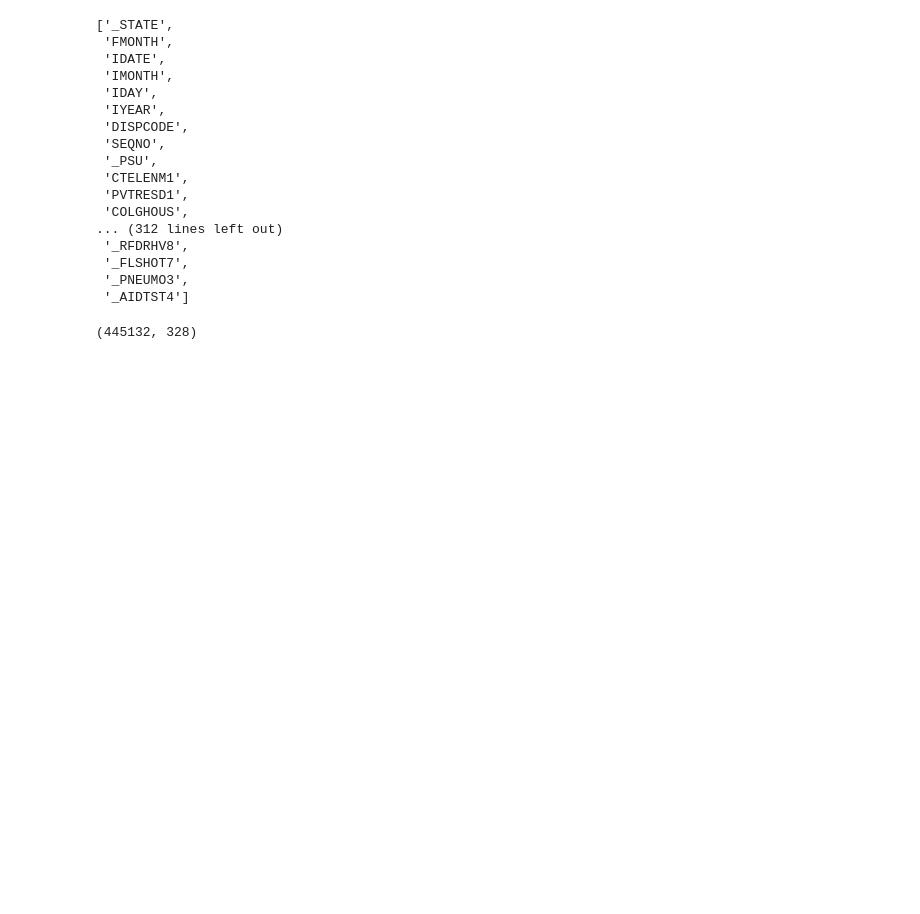
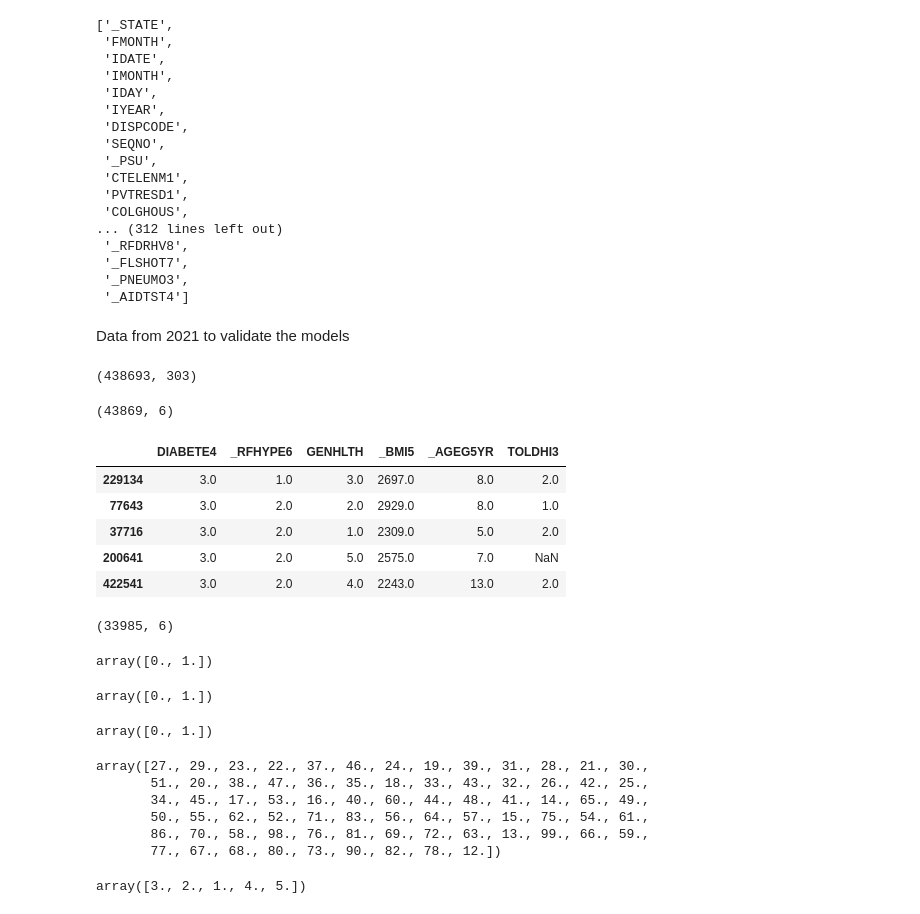
Before and after one commit to thuyr13/DS_2ndreport, a Jupyter notebook: CDC_dataset.ipynb, the cells around one changed output. Drawn from its saved outputs; the diff is of its cells as text; code cells hidden in the pictures; blank space fills up the shorter version.

Commit message:
changes due to test data

```diff
--- a/CDC_dataset.ipynb
+++ b/CDC_dataset.ipynb
@@ -199,9 +199,78 @@ df.columns.values.tolist()
  '_FLSHOT7',
  '_PNEUMO3',
  '_AIDTST4']
+# %% [markdown]
+Data from 2021 to validate the models
 # %%
 df1 = pd.read_sas("LLCP2021.XPT")
-print(df.shape)
+print(df1.shape)
 #df.head(5)
 # %% [output]
-(445132, 328)
+(438693, 303)
+# %%
+# sample 10%
+df_new = df1.sample(frac =.1)
+
+# filter 5 features: HighBP, GenHlth, BMI, Age, HighChol (TOLDHI3) Keep only 1 and 2 as categories
+df_filter = df_new[['DIABETE4','_RFHYPE6', 'GENHLTH', '_BMI5', '_AGEG5YR', 'TOLDHI3']]
+print(df_filter.shape)
+df_filter.head(5)
+# %% [output]
+(43869, 6)
+|  | DIABETE4 | _RFHYPE6 | GENHLTH | _BMI5 | _AGEG5YR | TOLDHI3 |
+| 229134 | 3.0 | 1.0 | 3.0 | 2697.0 | 8.0 | 2.0 |
+| 77643 | 3.0 | 2.0 | 2.0 | 2929.0 | 8.0 | 1.0 |
+| 37716 | 3.0 | 2.0 | 1.0 | 2309.0 | 5.0 | 2.0 |
+| 200641 | 3.0 | 2.0 | 5.0 | 2575.0 | 7.0 | NaN |
+| 422541 | 3.0 | 2.0 | 4.0 | 2243.0 | 13.0 | 2.0 |
+# %%
+df_selected = df_filter.dropna()
+df_selected.shape
+# %% [output]
+(33985, 6)
+# %%
+df_selected['DIABETE4'] = df_selected['DIABETE4'].replace({2:0, 3:0, 4:1})
+df_selected = df_selected[df_selected.DIABETE4 != 7]
+df_selected = df_selected[df_selected.DIABETE4 != 9]
+df_selected.DIABETE4.unique()
+# %% [output]
+array([0., 1.])
+# %%
+# TOLDHI3
+# Change 2 to 0 because it is No
+# Remove all 7 (dont knows)
+# Remove all 9 (refused)
+df_selected['TOLDHI3'] = df_selected['TOLDHI3'].replace({2:0})
+df_selected = df_selected[df_selected.TOLDHI3 != 7]
+df_selected = df_selected[df_filter.TOLDHI3 != 9]
+df_selected.TOLDHI3.unique()
+# %% [output]
+array([0., 1.])
+# %%
+# _RFHYPE6
+#Change 1 to 0 so it represetnts No high blood pressure and 2 to 1 so it represents high blood pressure
+df_selected['_RFHYPE6'] = df_selected['_RFHYPE6'].replace({1:0, 2:1})
+df_selected = df_selected[df_selected._RFHYPE6 != 9]
+df_selected._RFHYPE6.unique()
+# %% [output]
+array([0., 1.])
+# %%
+#_BMI5 (no changes, just note that these are BMI * 100. So for example a BMI of 4018 is really 40.18)
+df_selected['_BMI5'] = df_selected['_BMI5'].div(100).round(0)
+df_selected._BMI5.unique()
+# %% [output]
+array([27., 29., 23., 22., 37., 46., 24., 19., 39., 31., 28., 21., 30.,
+       51., 20., 38., 47., 36., 35., 18., 33., 43., 32., 26., 42., 25.,
+       34., 45., 17., 53., 16., 40., 60., 44., 48., 41., 14., 65., 49.,
+       50., 55., 62., 52., 71., 83., 56., 64., 57., 15., 75., 54., 61.,
+       86., 70., 58., 98., 76., 81., 69., 72., 63., 13., 99., 66., 59.,
+       77., 67., 68., 80., 73., 90., 82., 78., 12.])
+# %%
+# GENHLTH
+# This is an ordinal variable that will be keept (1 is Excellent -> 5 is Poor)
+# Remove 7 and 9 for don't know and refused
+df_selected = df_selected[df_selected.GENHLTH != 7]
+df_selected = df_selected[df_selected.GENHLTH != 9]
+df_selected.GENHLTH.unique()
+# %% [output]
+array([3., 2., 1., 4., 5.])
```
Also changed, not shown: parts of 5 cells of this notebook, 1 other file.
